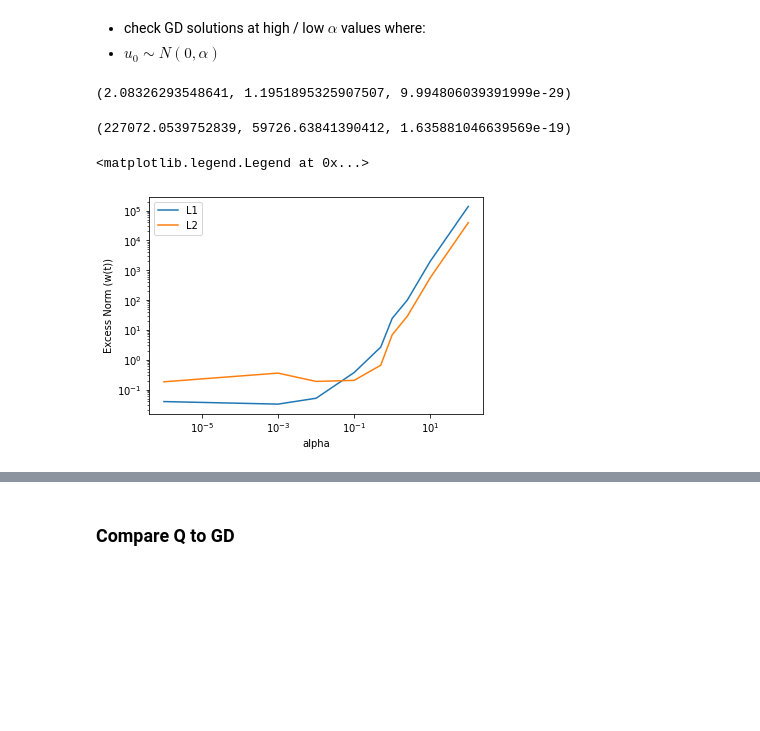
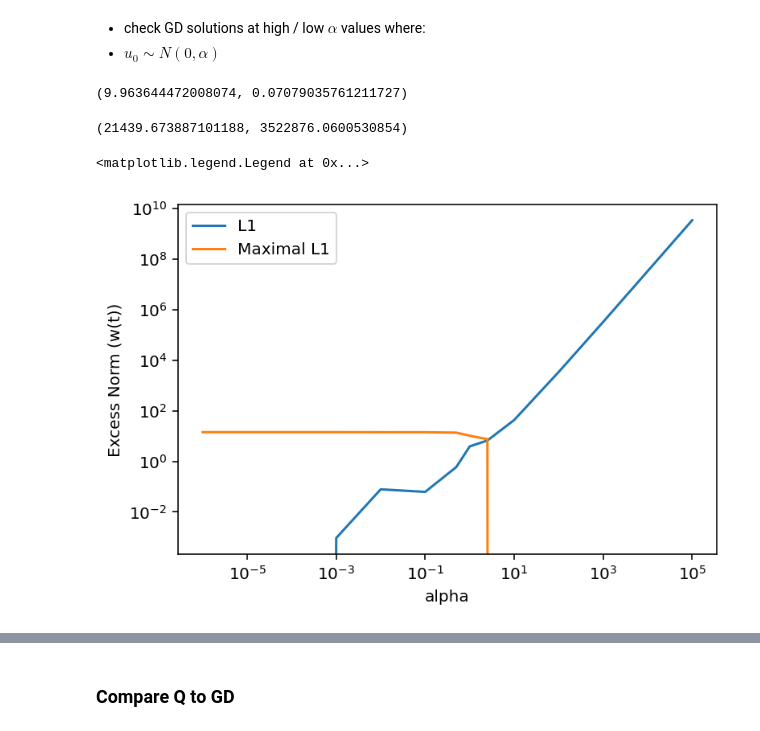
Before and after one commit to shaharazulay/relu-inductive-bias, a Jupyter notebook: source/regression_toy_linear_model.ipynb, the cells around one changed output, grey strips where cells are left out. Saved outputs shown, nothing was run; the diff lists cells and outputs as text; code cells hidden in the pictures; blank space fills up the shorter version.

```diff
--- a/source/regression_toy_linear_model.ipynb
+++ b/source/regression_toy_linear_model.ipynb
@@ -124,3 +125,0 @@ Optimization terminated successfully.    (Exit mode 0)
-# %%
-loss = 0.5 * np.sum((np.dot(x, w_opt_L2) - y)**2)
-loss
@@ -139,48 +136,44 @@ def run_GD(u_0, n_epochs, step_size):
         u, loss = update(u, x, y, step_size)
 
     L1 = np.linalg.norm(u**2, ord=1)
-    L2 = np.linalg.norm(u**2, ord=2)
-    return L1, L2, u, loss
+    return L1, u, loss
 # %%
 u_0 = np.random.normal(size=(d,), loc=0, scale=1e-6)
 
-L1, L2, u, loss = run_GD(u_0=u_0, n_epochs=10000, step_size=0.01)
-L1, L2, loss
+L1, u, loss = run_GD(u_0=u_0, n_epochs=10000, step_size=0.01)
+L1, loss
 # %% [output]
-(2.08326293548641, 1.1951895325907507, 9.994806039391999e-29)
+(9.963644472008074, 0.07079035761211727)
 # %%
 u_0 = np.random.normal(size=(d,), loc=0, scale=100)
 
-L1, L2, u, loss = run_GD(u_0=u_0, n_epochs=10000, step_size=0.001/100**2)
-L1, L2, loss
+L1, u, loss = run_GD(u_0=u_0, n_epochs=10000, step_size=0.001/100**2)
+L1, loss
 # %% [output]
-(227072.0539752839, 59726.63841390412, 1.635881046639569e-19)
+(21439.673887101188, 3522876.0600530854)
 # %%
-L1_GD = []
-L2_GD = []
+excess_L1_GD = []
+excess_maximal_L1_GD = []
 loss_GD = []
 
-alpha_range = [1e-6, 1e-3, 1e-2, 1e-1, 0.5, 1, 2.5, 10, 1e2]
+alpha_range = [1e-6, 1e-3, 1e-2, 1e-1, 0.5, 1, 2.5, 10, 1e2, 1e3, 1e5]
 
 for alpha in alpha_range:
     u_0 = np.random.normal(size=(d,), loc=0, scale=alpha)
     w_0 = np.array(u_0**2)
 
-    L1, L2, u, loss = run_GD(u_0=u_0, n_epochs=10000, step_size=0.001/max(0.1, alpha**2))
-    L1_GD.append(L1)
-    L2_GD.append(L2)
+    L1,  u, loss = run_GD(u_0=u_0, n_epochs=100000, step_size=0.001/max(0.1, alpha**2))
+    excess_L1_GD.append(L1 - minimal_L1)
+    excess_maximal_L1_GD.append(maximal_L1 - L1)
     loss_GD.append(loss)
 # %%
-excess_L1 = [l1 - minimal_L1 for l1 in L1_GD]
-excess_L2 = [l2 - minimal_L2 for l2 in L2_GD]
-
-plot(alpha_range, excess_L1)
-plot(alpha_range, excess_L2)
+plot(alpha_range, excess_L1_GD)
+plot(alpha_range, excess_maximal_L1_GD)
 yscale('log')
 xscale('log')
 xlabel('alpha')
 ylabel('Excess Norm (w(t))')
-legend(['L1', 'L2'])
+legend(['L1', 'Maximal L1'])
 # %% [output]
 <matplotlib.legend.Legend at 0x...>
-[figure, old version]
+[figure, new version]
```
Also changed, not shown: parts of 14 cells of this notebook, 1 other file.
